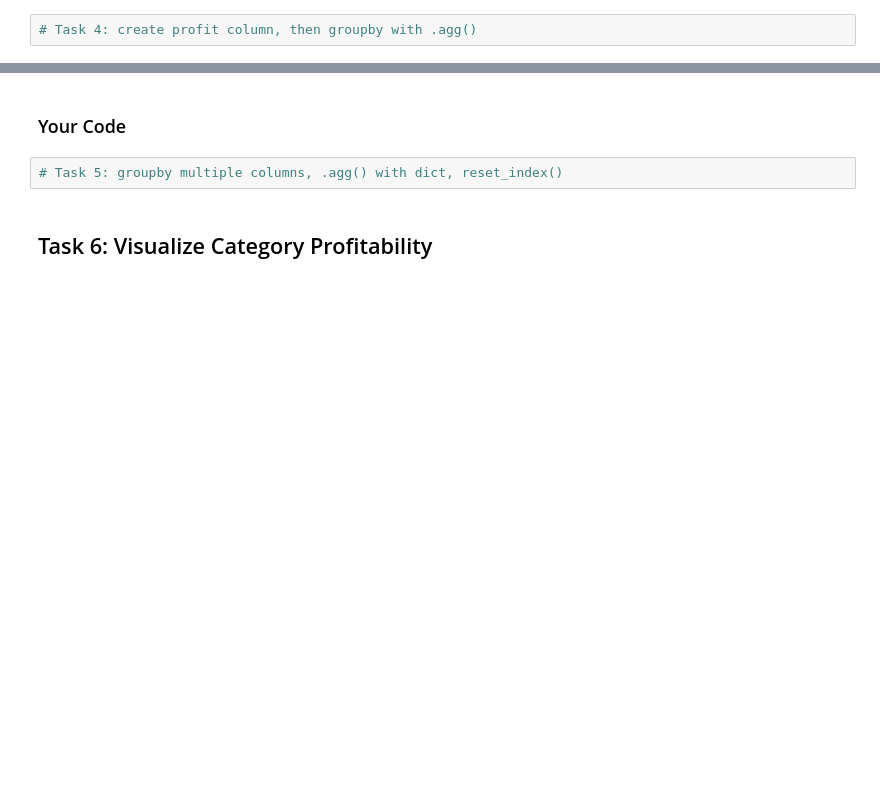
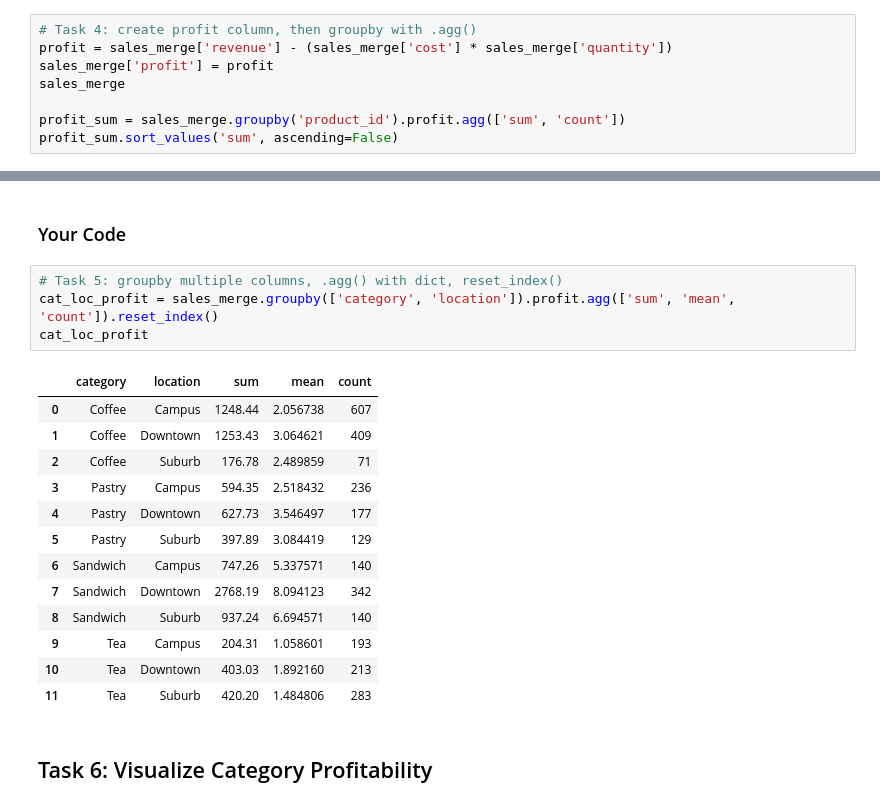
Before and after one commit to omf0008/py4eda-work, a Jupyter notebook: test2b/test_2b.ipynb, the cells around one changed output, grey strips where cells are left out. Saved outputs shown, nothing was run; the diff lists cells and outputs as text; blank space fills up the shorter version.

```diff
--- a/test2b/test_2b.ipynb
+++ b/test2b/test_2b.ipynb
@@ -254,3 +254,9 @@ Then summarize profitability by product category. Your code should return a tabl
 ### Your Code
 # %%
 # Task 4: create profit column, then groupby with .agg()
+profit = sales_merge['revenue'] - (sales_merge['cost'] * sales_merge['quantity'])
+sales_merge['profit'] = profit
+sales_merge
+
+profit_sum = sales_merge.groupby('product_id').profit.agg(['sum', 'count'])
+profit_sum.sort_values('sum', ascending=False)
@@ -268,6 +293,22 @@ Display the results as a flat table (i.e., without a nested/hierarchical index).
 ### Your Code
 # %%
 # Task 5: groupby multiple columns, .agg() with dict, reset_index()
+cat_loc_profit = sales_merge.groupby(['category', 'location']).profit.agg(['sum', 'mean', 'count']).reset_index()
+cat_loc_profit
+# %% [output]
+|  | category | location | sum | mean | count |
+| 0 | Coffee | Campus | 1248.44 | 2.056738 | 607 |
+| 1 | Coffee | Downtown | 1253.43 | 3.064621 | 409 |
+| 2 | Coffee | Suburb | 176.78 | 2.489859 | 71 |
+| 3 | Pastry | Campus | 594.35 | 2.518432 | 236 |
+| 4 | Pastry | Downtown | 627.73 | 3.546497 | 177 |
+| 5 | Pastry | Suburb | 397.89 | 3.084419 | 129 |
+| 6 | Sandwich | Campus | 747.26 | 5.337571 | 140 |
+| 7 | Sandwich | Downtown | 2768.19 | 8.094123 | 342 |
+| 8 | Sandwich | Suburb | 937.24 | 6.694571 | 140 |
+| 9 | Tea | Campus | 204.31 | 1.058601 | 193 |
+| 10 | Tea | Downtown | 403.03 | 1.892160 | 213 |
+| 11 | Tea | Suburb | 420.20 | 1.484806 | 283 |
 # %% [markdown]
 ## Task 6: Visualize Category Profitability
 # %% [markdown]
```
Also changed, not shown: parts of 2 cells of this notebook.
